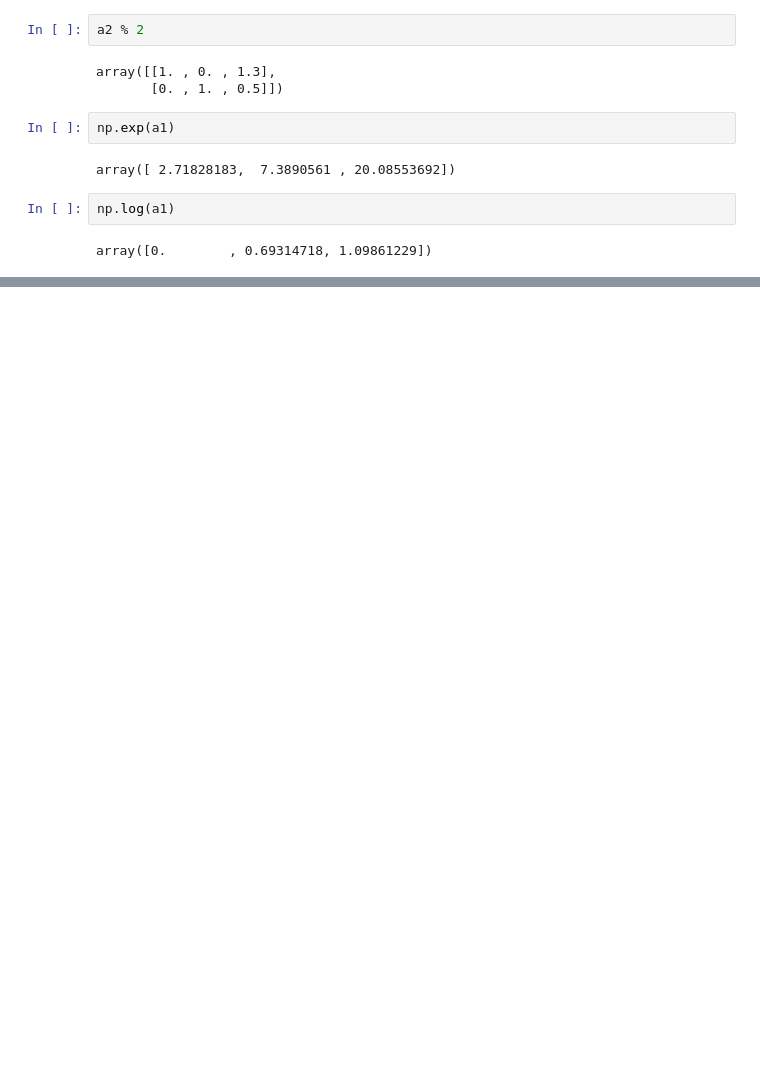
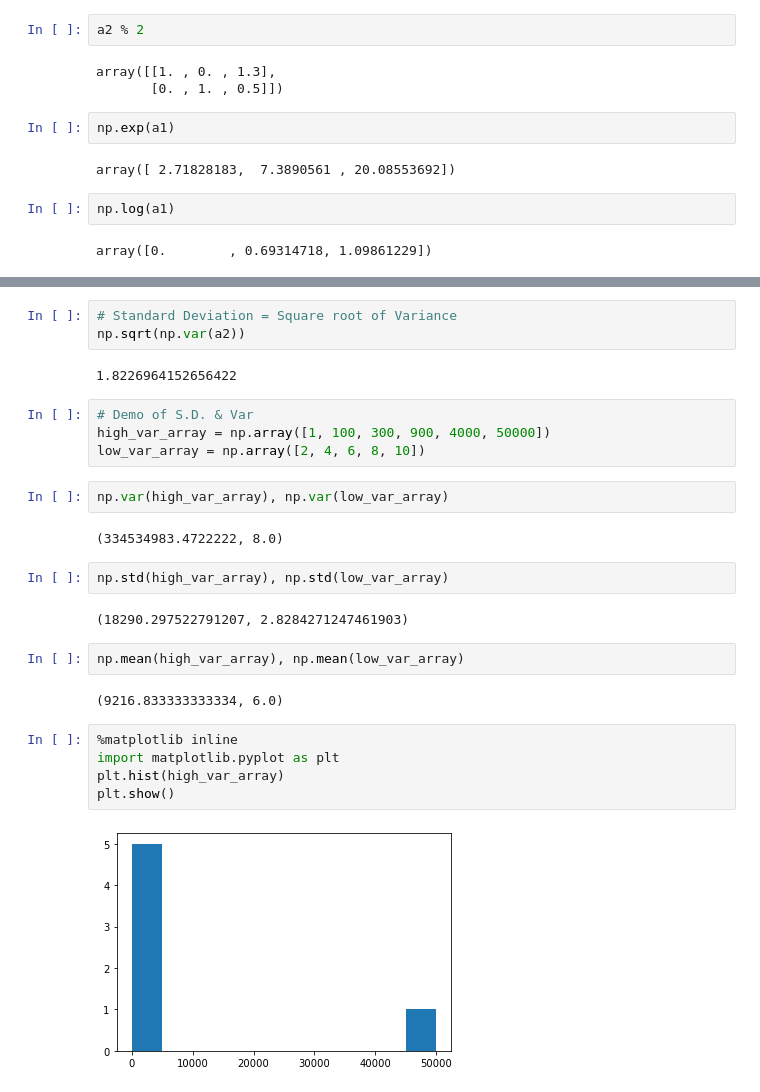
Before and after one commit to horsemaker/Code--Complete-Machine-Learning-And-Data-Science-Bootcamp-2021, a Jupyter notebook: section-2-data-science-and-ml-tools/introduction-to-numpy.ipynb, the cells around one changed output, grey strips where cells are left out. Drawn from its saved outputs; the diff is of its cells as text; blank space fills up the shorter version.

```diff
--- a/section-2-data-science-and-ml-tools/introduction-to-numpy.ipynb
+++ b/section-2-data-science-and-ml-tools/introduction-to-numpy.ipynb
@@ -433,0 +529,28 @@ array([0.        , 0.69314718, 1.09861229])
+# %%
+# Standard Deviation = Square root of Variance
+np.sqrt(np.var(a2))
+# %% [output]
+1.8226964152656422
+# %%
+# Demo of S.D. & Var
+high_var_array = np.array([1, 100, 300, 900, 4000, 50000])
+low_var_array = np.array([2, 4, 6, 8, 10])
+# %%
+np.var(high_var_array), np.var(low_var_array)
+# %% [output]
+(334534983.4722222, 8.0)
+# %%
+np.std(high_var_array), np.std(low_var_array)
+# %% [output]
+(18290.297522791207, 2.8284271247461903)
+# %%
+np.mean(high_var_array), np.mean(low_var_array)
+# %% [output]
+(9216.833333333334, 6.0)
+# %%
+%matplotlib inline
+import matplotlib.pyplot as plt
+plt.hist(high_var_array)
+plt.show()
+# %% [output]
+[figure, added]
```
Also changed, not shown: parts of 95 cells of this notebook, 1 other file.
